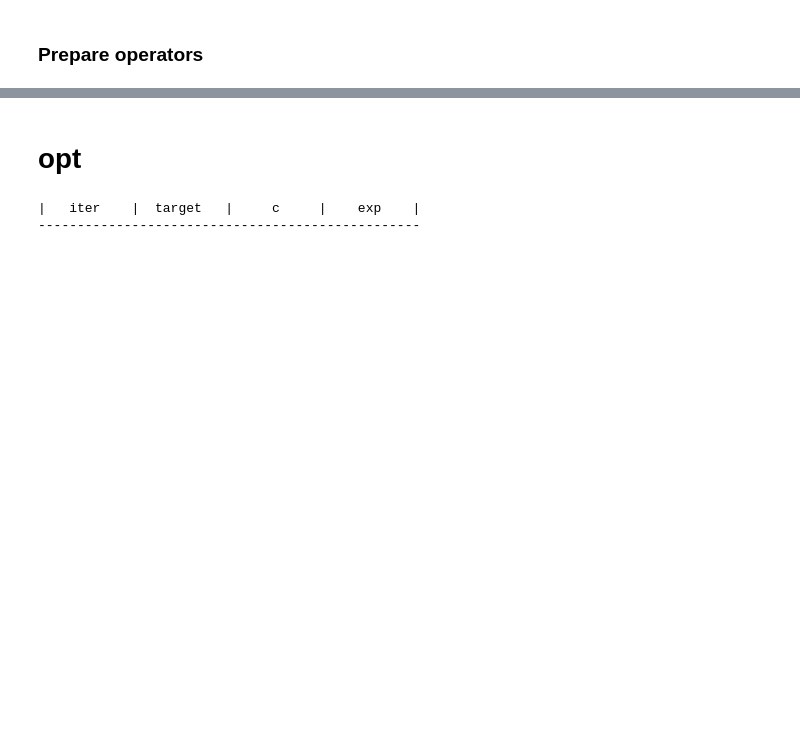
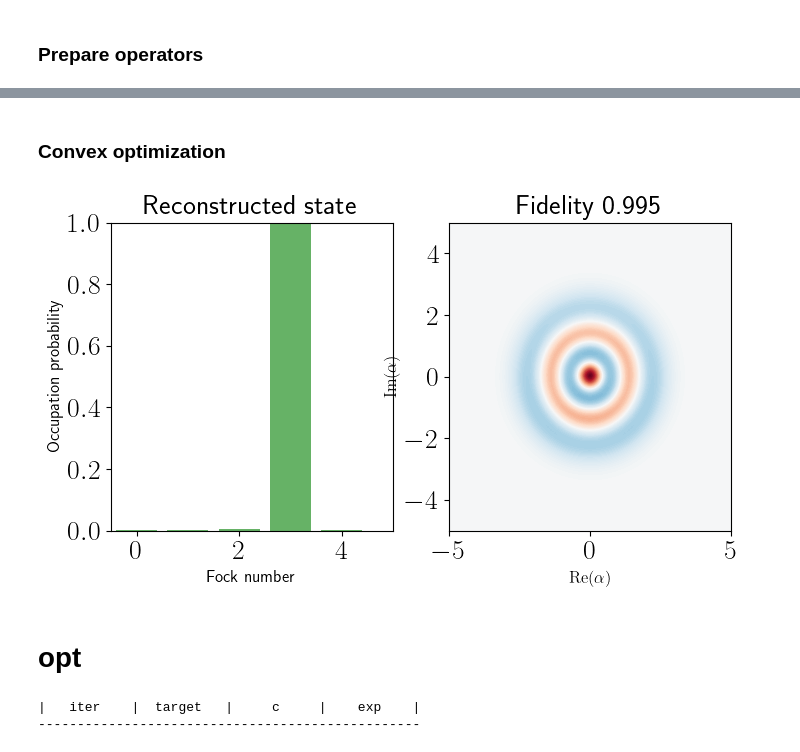
Before and after one commit to ingstra/qubitdyne, a Jupyter notebook: optimize_params_timedep.ipynb, the cells around one changed output, grey strips where cells are left out. Cells and saved outputs as stored; diff of their text form; code cells hidden in the pictures; blank space fills up the shorter version.

```diff
--- a/optimize_params_timedep.ipynb
+++ b/optimize_params_timedep.ipynb
@@ -206,3 +247,39 @@ def get_measurements_hist_Nmeas(c, exp, rotangl, kappa, n_init):
+# %% [markdown]
+### Convex optimization
+# %%
+# Load homodyne data into vector $\vec b$
+b = np.concatenate([array for array in b_all])
+
+# Define the unknown state as a $N\times N$ Hermitian matrix
+
+X = cp.Variable((N,N), hermitian=True)
+
+#Set the cost function to $\|A\vec\rho - \vec b\|_2$ where the vectorized state is given by `cp.vec(X)`.
+
+cost = cp.norm(A @ cp.vec(X) - b, 2)
+
+#Set the trace constraint and positive-semidefinite constraint
+constraints = [cp.trace(X) == 1, X >> 0 ]
+
+#Set up and solve the problem!
+
+prob = cp.Problem(cp.Minimize(cost), constraints)
+prob.solve(verbose=False)
+
+# Assign the optimized state X to a Qobj.
+reconstructed_rho = Qobj(X.value)
+
+### Visualize results
+
+#Plot the reconstructed state
+alpha_max = 5
+fig, ax = plot_wigner_fock_distribution(reconstructed_rho, alpha_max=5)
+ax[0].set_title("Reconstructed state")
+
+f=fidelity(reconstructed_rho, initial_cavity)**2
+ax[1].set_title("Fidelity %.3f"%(f));
+# %% [output]
+[figure, added]
 # %% [markdown]
 # opt
 # %%
```
Also changed, not shown: parts of 11 cells of this notebook.
